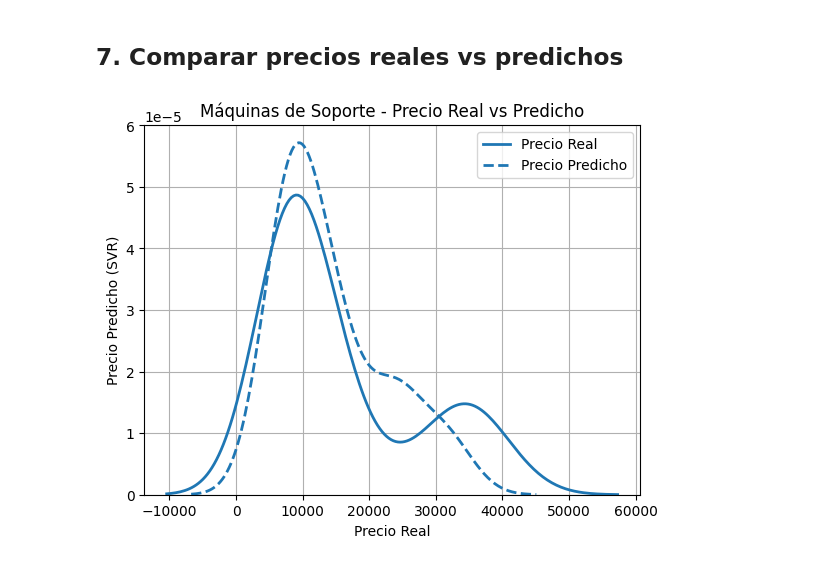
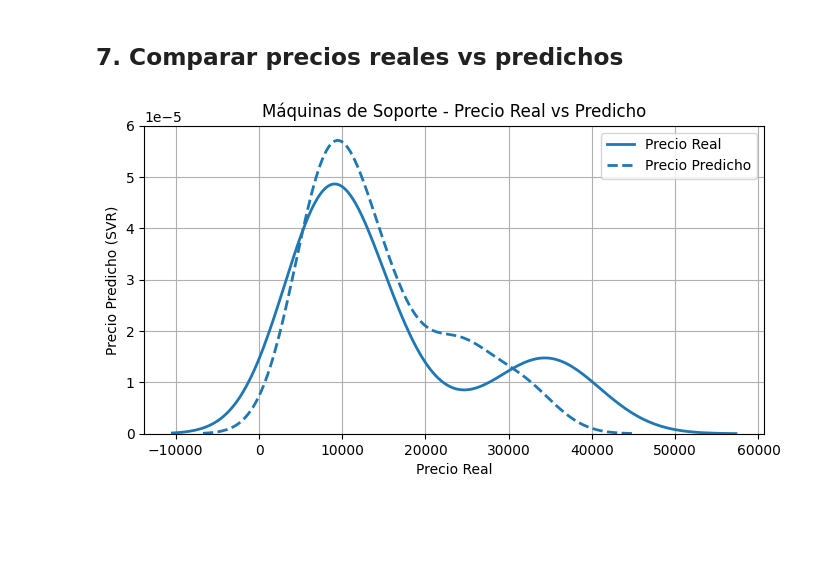
Before and after one commit to Jose-Gabriel-Rodriguez/MachineLearning, a Jupyter notebook: Unidad2/5_SVR_Regresion_Automobile.ipynb, the cells around one changed output. Drawn from its saved outputs; the diff is of its cells as text; code cells hidden in the pictures; blank space fills up the shorter version.

```diff
--- a/Unidad2/5_SVR_Regresion_Automobile.ipynb
+++ b/Unidad2/5_SVR_Regresion_Automobile.ipynb
@@ -135,13 +134,14 @@ print(rmse)  # Aproximadamente 4364.66
 ## **7. Comparar precios reales vs predichos**
 # %%
 #plt.scatter(y_test, y_pred, color='purple')
+plt.figure(figsize=(8, 4))
 sns.kdeplot(y_test, label='Precio Real', linewidth=2)
 sns.kdeplot(y_pred, label='Precio Predicho', linewidth=2, linestyle='--')
 plt.xlabel("Precio Real")
 plt.ylabel("Precio Predicho (SVR)")
 plt.title("Máquinas de Soporte - Precio Real vs Predicho")
 plt.grid(True)
 plt.legend()
 plt.show()
 # %% [output]
-[figure, old version]
+[figure, new version]
```
Also changed, not shown: parts of 1 cell of this notebook.
